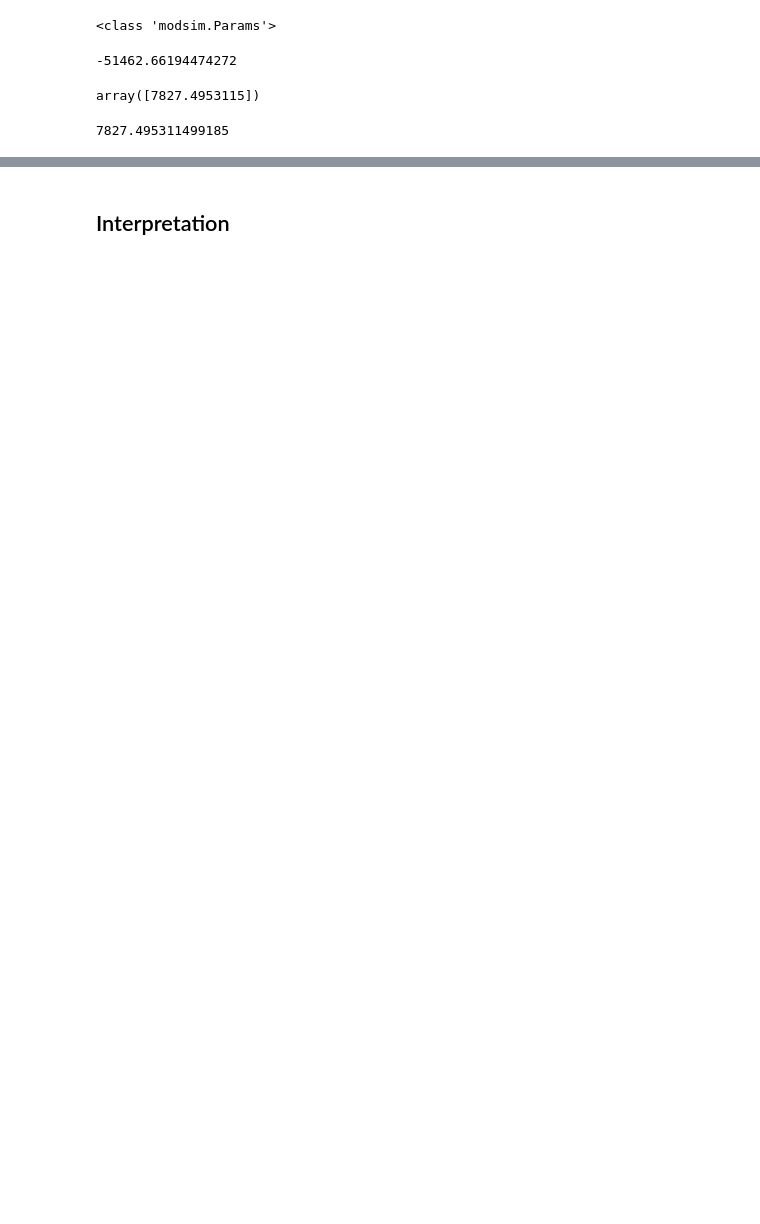
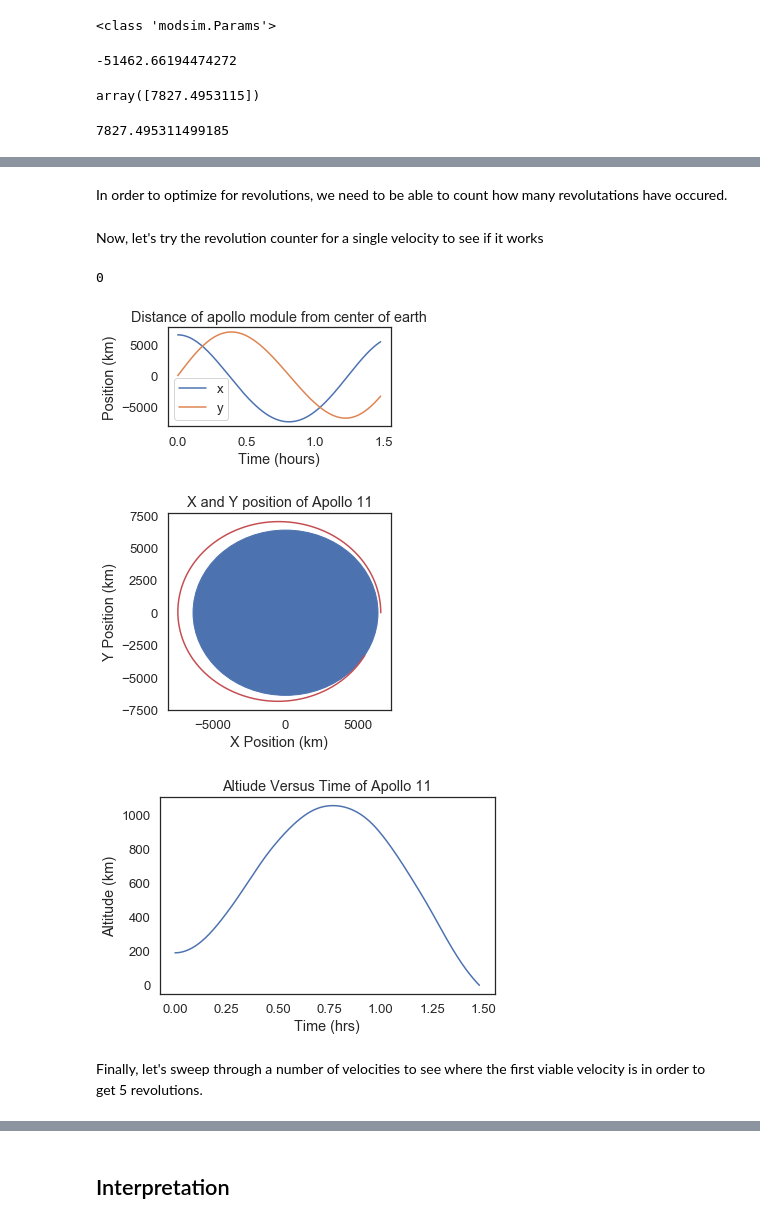
Before and after one commit to Inkering/orbiter, a Jupyter notebook: DieterOrbiter.ipynb, the cells around one changed output, grey strips where cells are left out. Cells and saved outputs as stored; diff of their text form; code cells hidden in the pictures; blank space fills up the shorter version.

```diff
--- a/DieterOrbiter.ipynb
+++ b/DieterOrbiter.ipynb
@@ -386,0 +409,14 @@ Use the mission flight report as validation. May just be a plot to diagram compa
+# %%
+# fresh params object to set up the system for optimization
+param = Params(r_earth = 6.3781e6 * m,
+                epo = 190756 * m,
+                r_0 = r_earth + epo,
+                x0 = r_0,
+                y0 = 0 * m,
+                vx0 = 0 * m / s,
+                vy0 = -7792 * m / s,
+                G=6.674e-11 * N / kg**2 * m**2,
+                m_earth=5.972e24 * kg,
+                m_apollo=13284 * kg,
+                t_0=0 * s,
+                t_end=100000 * s)
@@ -386,0 +437,31 @@ Use the mission flight report as validation. May just be a plot to diagram compa
+# %% [markdown]
+In order to optimize for revolutions, we need to be able to count how many revolutations have occured.
+# %%
+def revs(results):
+    lead = True
+    follow = True
+    count = 0
+    for i in results.y:
+        follow = lead
+        lead = i
+        if lead >= 0 and follow < 0:
+            count += 1
+#    vector = Vector(results_blah.tail(1).x.values[0], results_blah.tail(1).y.values[0])
+#    angle = vector.angle * 180/pi
+#    if angle < 0:
+#        angle = angle + 360
+#    decimal = angle/360
+    return count
+# %% [markdown]
+Now, let's try the revolution counter for a single velocity to see if it works
+# %%
+results = run_velocity_varied(8060, param);
+plot1, plot2, plot3 = plot_orbit(results, True, True)
+revs(results)
+# %% [output]
+0
+[figure, added]
+[figure, added]
+[figure, added]
+# %% [markdown]
+Finally, let's sweep through a number of velocities to see where the first viable velocity is in order to get 5 revolutions.
```
Also changed, not shown: parts of 20 cells of this notebook.
